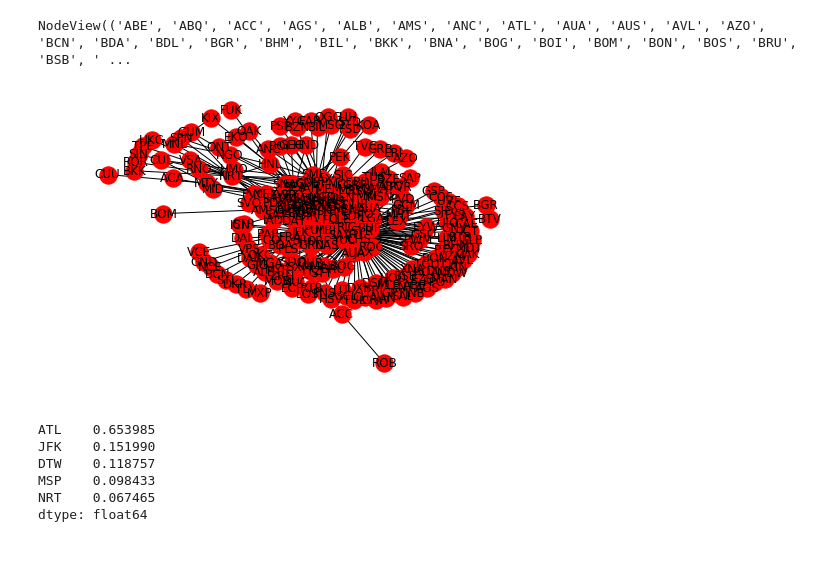
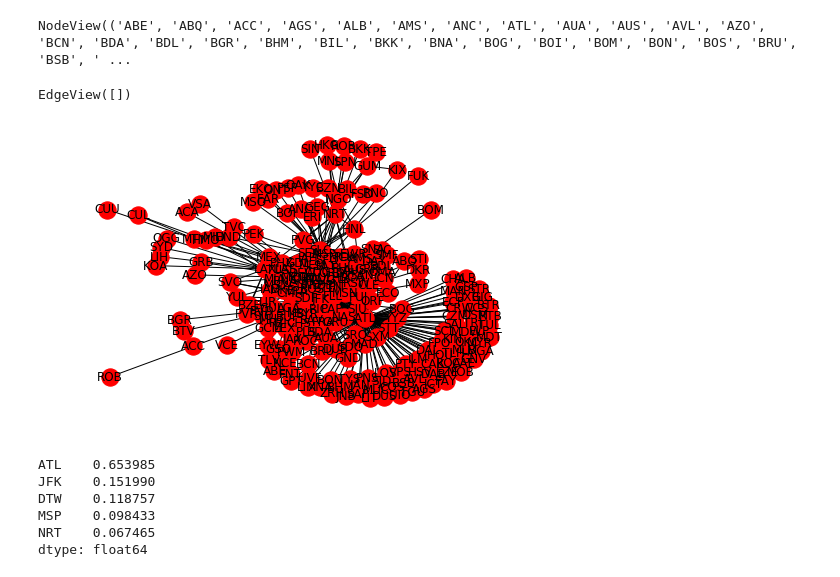
Before and after one commit to jpmu234/ce599, a Jupyter notebook: 12-Networks/Networks.ipynb, the cells around one changed output. Drawn from its saved outputs; the diff is of its cells as text; code cells hidden in the pictures.

```diff
--- a/12-Networks/Networks.ipynb
+++ b/12-Networks/Networks.ipynb
@@ -380,9 +382,13 @@ delta.add_nodes_from(routes['source'])
 delta.nodes
 # %% [output]
 NodeView(('ABE', 'ABQ', 'ACC', 'AGS', 'ALB', 'AMS', 'ANC', 'ATL', 'AUA', 'AUS', 'AVL', 'AZO', 'BCN', 'BDA', 'BDL', 'BGR', 'BHM', 'BIL', 'BKK', 'BNA', 'BOG', 'BOI', 'BOM', 'BON', 'BOS', 'BRU', 'BSB', ' ...
+# %%
+delta.edges
+# %% [output]
+EdgeView([])
 # %%
-flights=nx.from_pandas_edgelist(routes, 'source', 'dest')
-nx.draw(flights, with_labels=True)
+f =nx.from_pandas_edgelist(routes, 'source', 'dest')
+nx.draw(f, with_labels=True)
 plt.show()
 # %% [output]
-[figure, old version]
+[figure, new version]
```
Also changed, not shown: parts of 12 cells of this notebook, 1 other file.
